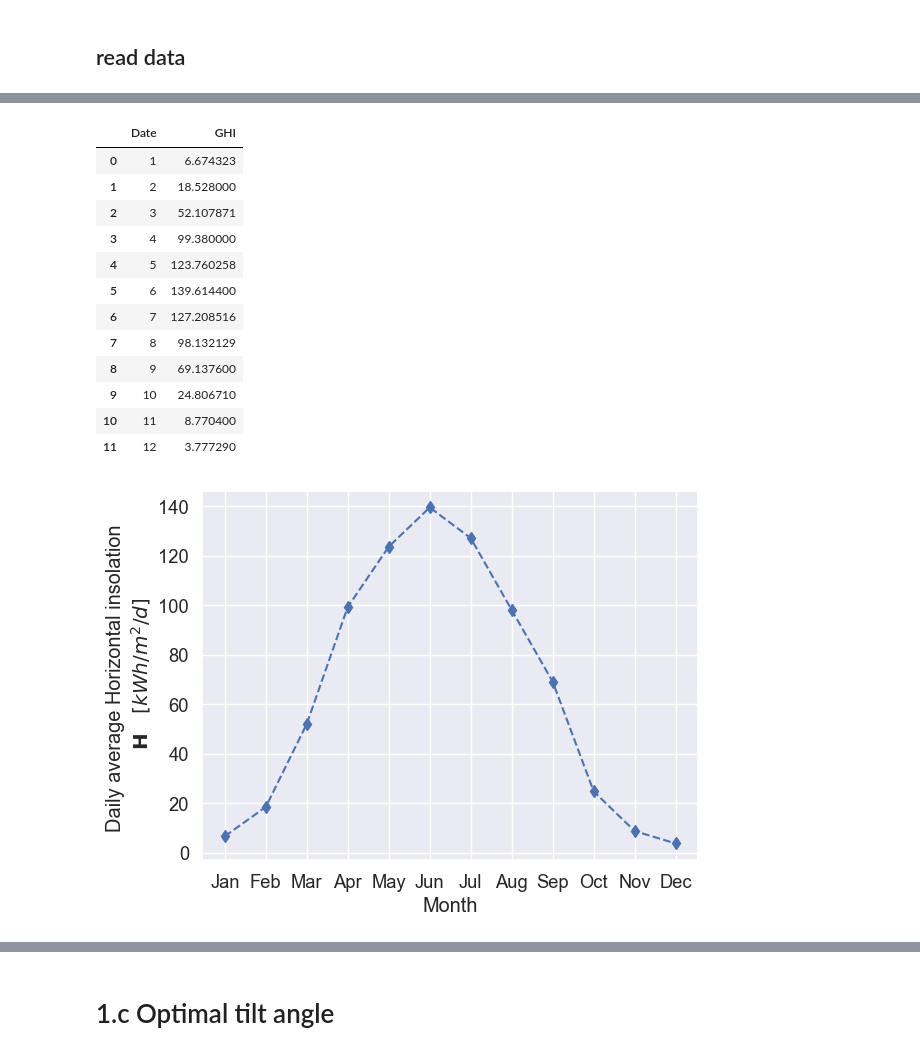
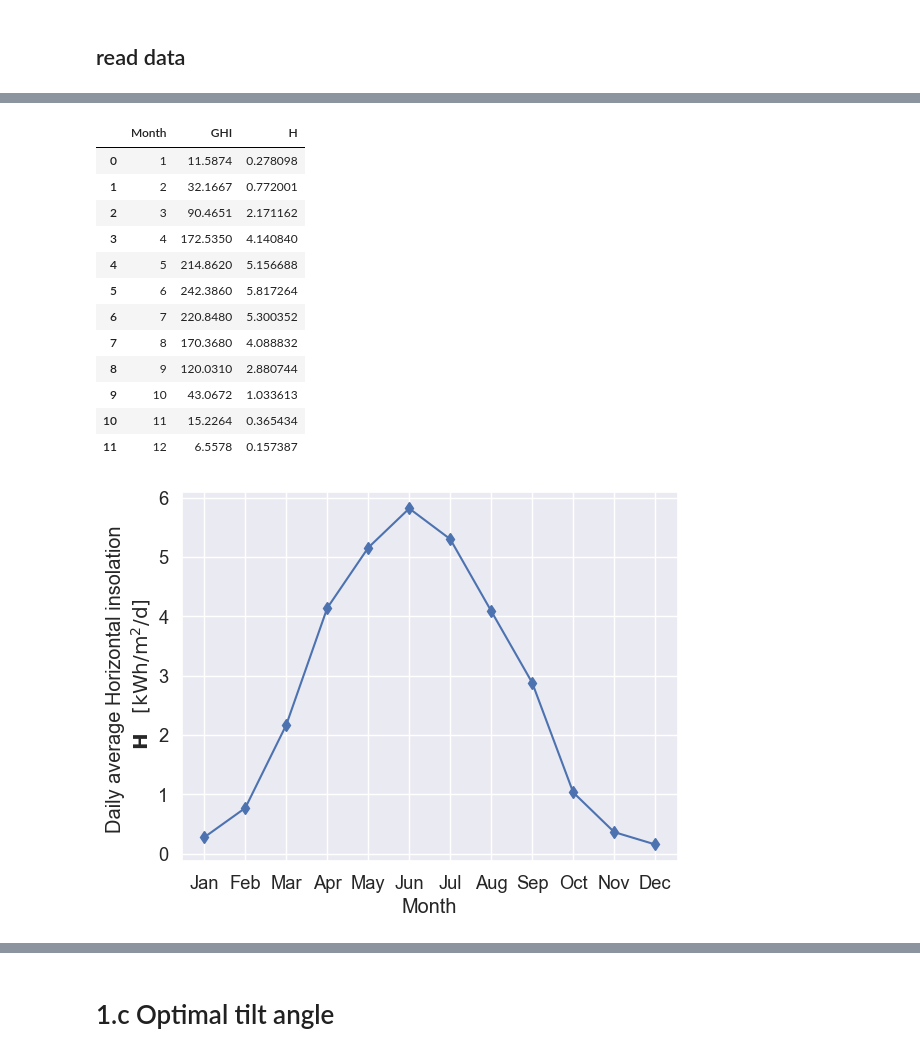
Before and after one commit to BastianValhoj/pv3, a Jupyter notebook: notebooks/bastian_part1.ipynb, the cells around one changed output, grey strips where cells are left out. Drawn from its saved outputs; the diff is of its cells as text; code cells hidden in the pictures.

```diff
--- a/notebooks/bastian_part1.ipynb
+++ b/notebooks/bastian_part1.ipynb
@@ -64,0 +11,10 @@ New Layout:
+# %%
+data = pd.read_csv('../data/monthly_GHI_virum_v2.csv', skiprows=1, header=None)
+data = data.drop(columns=data.columns[0]) # Drop the first column
+data.insert(0, "Month", range(1,13)) # Insert a new column with the month number
+data = data.rename(columns={1: 'GHI'}) # Rename the second column to GHI
+data
+
+data["Month"] = pd.to_datetime(data["Month"], format='%m').dt.month
+print("\nNew Layout:\n")
+data
@@ -65,31 +38,27 @@ New Layout:
 # %%
-GHI_month = data.groupby(data["Date"].dt.month)["GHI"].sum().reset_index()
-
 days_in_month = np.array([31, 28, 31, 30, 31, 30, 31, 31, 30, 31, 30, 31])
-H_month = GHI_month.copy().drop("GHI", axis=1)
-H_month["GHI"] = (GHI_month["GHI"] * 24 / 1_000) / days_in_month
-H_month
+data["H"]= (data["GHI"] * 24 / 1_000)
+data
 # %% [output]
-|  | Date | GHI |
-| 0 | 1 | 6.674323 |
-| 1 | 2 | 18.528000 |
-| 2 | 3 | 52.107871 |
-| 3 | 4 | 99.380000 |
-| 4 | 5 | 123.760258 |
-| 5 | 6 | 139.614400 |
-| 6 | 7 | 127.208516 |
-| 7 | 8 | 98.132129 |
-| 8 | 9 | 69.137600 |
-| 9 | 10 | 24.806710 |
-| 10 | 11 | 8.770400 |
-| 11 | 12 | 3.777290 |
+|  | Month | GHI | H |
+| 0 | 1 | 11.5874 | 0.278098 |
+| 1 | 2 | 32.1667 | 0.772001 |
+| 2 | 3 | 90.4651 | 2.171162 |
+| 3 | 4 | 172.5350 | 4.140840 |
+| 4 | 5 | 214.8620 | 5.156688 |
+| 5 | 6 | 242.3860 | 5.817264 |
+| 6 | 7 | 220.8480 | 5.300352 |
+| 7 | 8 | 170.3680 | 4.088832 |
+| 8 | 9 | 120.0310 | 2.880744 |
+| 9 | 10 | 43.0672 | 1.033613 |
+| 10 | 11 | 15.2264 | 0.365434 |
+| 11 | 12 | 6.5578 | 0.157387 |
 # %%
 fig, ax = plt.subplots()
-H_month.plot(x="Date", y="GHI", xlabel="Month",
-               linestyle="--", color="b", marker="d",
-               ylabel="Daily average Horizontal insolation \n $\mathbf{H}\quad \\left[kWh/m^2/d\\right]$", ax=ax, legend=None)
-xtick_label = list(month_number.keys())
+data.plot(x="Month", y="H", xlabel=r"Month",
+               ylabel="Daily average Horizontal insolation \n $\\mathbf{H}\\quad \\left[\\mathrm{kWh/m^2/d}\\right]$", ax=ax, legend=None, marker='d')
+xtick_label = list(["Jan", "Feb", "Mar", "Apr", "May", "Jun", "Jul", "Aug", "Sep", "Oct", "Nov", "Dec"])
 ax.set_xticks(range(1,13))
 ax.set_xticklabels(xtick_label);
 # %% [output]
-[figure, old version]
+[figure, new version]
```
Also changed, not shown: parts of 11 cells of this notebook.
